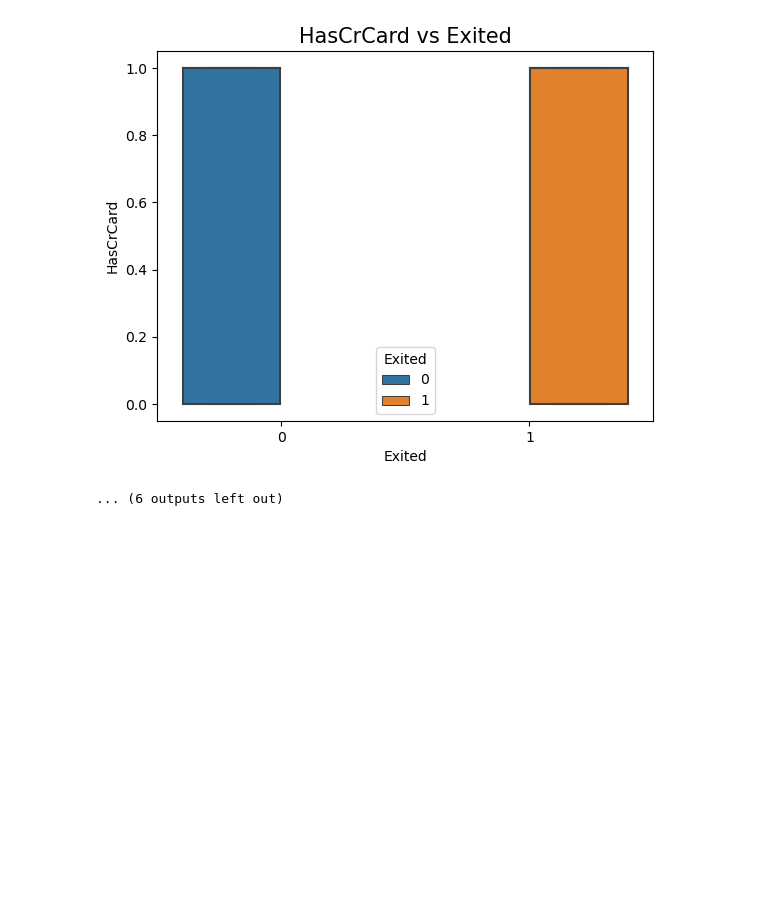
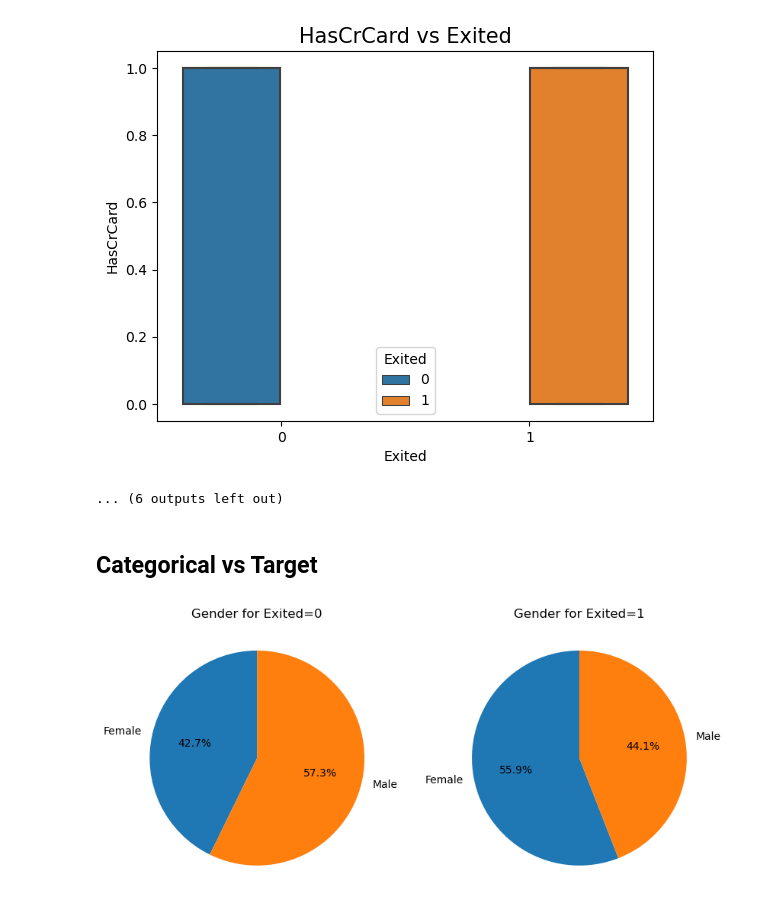
Before and after one commit to abhishekj-growexxer/churn_prediction, a Jupyter notebook: code/1. eda.ipynb, the cells around one changed output. Drawn from its saved outputs; the diff is of its cells as text; code cells hidden in the pictures; blank space fills up the shorter version.

Commit message:
Added visualization with explanation

```diff
--- a/code/1. eda.ipynb
+++ b/code/1. eda.ipynb
@@ -229,3 +229,9 @@ NumOfProducts
 HasCrCard
 [figure]
 ... (6 outputs left out)
+# %% [markdown]
+## Categorical vs Target
+# %%
+plot_pie_chart(df, "Gender", "Exited")
+# %% [output]
+[figure, added]
```
Also changed, not shown: parts of 10 cells of this notebook.
